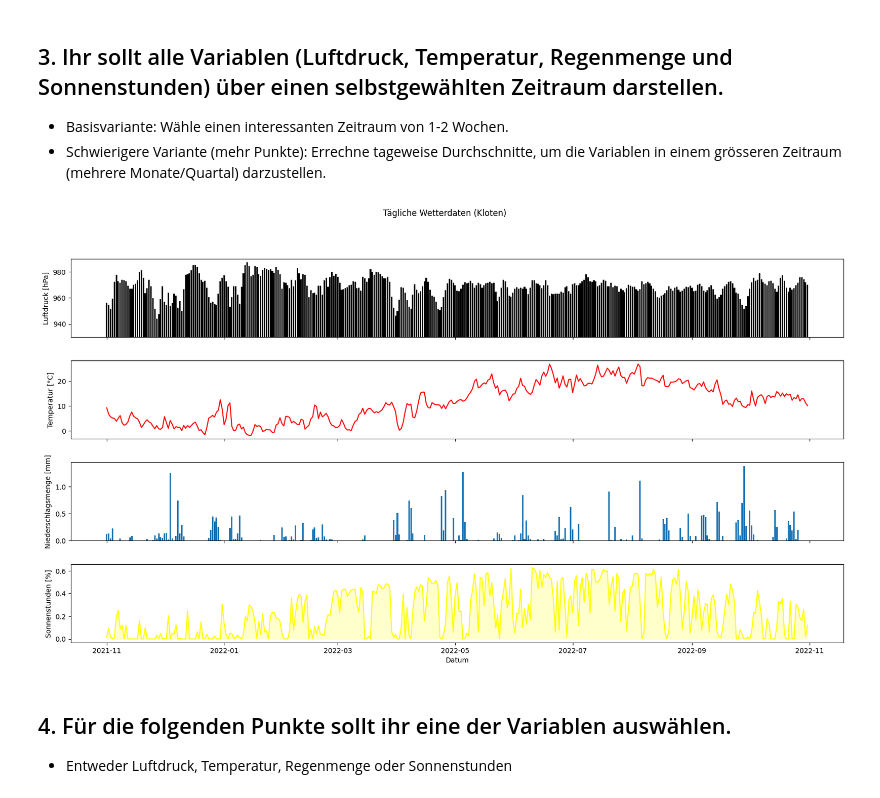
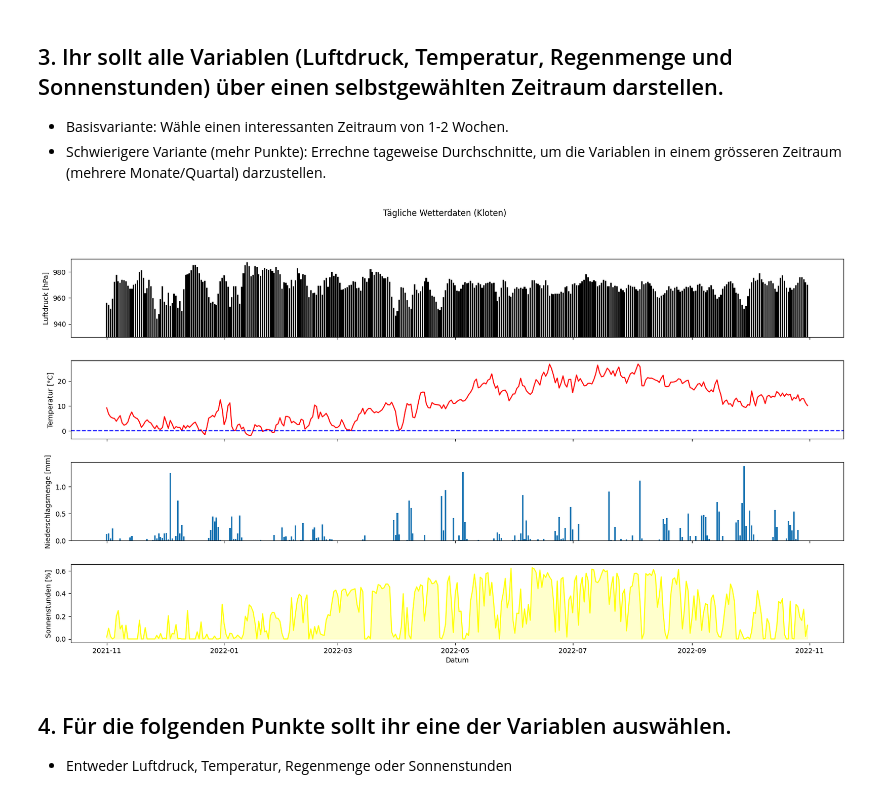
Before and after one commit to Kevin-J-Klein/NGDS-Gruppe-G, a Jupyter notebook: WetterstationGruppeG-Kevin.ipynb, the cells around one changed output. Saved outputs shown, nothing was run; the diff lists cells and outputs as text; code cells hidden in the pictures.

```diff
--- a/WetterstationGruppeG-Kevin.ipynb
+++ b/WetterstationGruppeG-Kevin.ipynb
@@ -134,9 +135,11 @@ daily_average_sun = 0
 date = np.array([]).astype(datetime.date)
 #date = np.empty(365, dtype='datetime64[D]')
 
+#für den letzten Tag wird der Durchschnitt nicht gerechnet, da die letzte stunde fehlt und somit wir die Daten für genau ein Jahr haben.
+incomplete_hours = len(time_new) % 48
 
 #Tagesdurschnitt berechnen (pro Tag 48 Messwerte)
-for i in range(len(time_new)):
+for i in range(len(time_new) - incomplete_hours):
     daily_average_pressure += pressure_inter_cubic[i]
     daily_average_temp += temp_inter_cubic[i]
     daily_average_rain += rain_inter_linear[i]
@@ -151,35 +154,36 @@ for i in range(len(time_new)):
         daily_sunshine = np.append(daily_sunshine, daily_average_sun/48)
         daily_average_sun = 0
         date = np.append(date, time_datetime_inter[i].astype(datetime.datetime).date())
-
-#für den letzten Tag wird der Durchschnitt nicht gerechnet, da die letzte stunde fehlt und somit wir die Daten für genau ein Jahr haben.
 # %%
 #
 fig, (ax1, ax2, ax3, ax4) = plt.subplots(4, 1, sharex=True, figsize=(20,10))
 fig.subplots_adjust(wspace=0.5, hspace=0.3)
 
 ax1.bar(date, daily_pressure, color='black')
 ax1.set_ylim(930,990)
 ax1.set_ylabel('Luftdruck [hPa]')
 
 
 ax2.plot(date, daily_temp, color='red')
 ax2.set_ylabel('Temperatur [°C]')
 
+# Linie bei Null zeichnen
+ax2.axhline(0, color='blue', linestyle='--')
+
 ax3.bar(date, daily_rain)
 ax3.set_ylabel('Niederschlagsmenge [mm]')
 
 ax4.plot(date, daily_sunshine, color='yellow')
 ax4.fill_between(date, daily_sunshine, 0, alpha=0.2, color='yellow')
 #ax4.set_ylim(0,1)
 ax4.set_ylabel('Sonnenstunden [%]')
 
 plt.xlabel('Datum')
 #plt.xlim(start_date, end_date)
 plt.suptitle('Tägliche Wetterdaten (Kloten)')
 plt.show()
 # %% [output]
-[figure, old version]
+[figure, new version]
 # %% [markdown]
 ## 4. Für die folgenden Punkte sollt ihr eine der Variablen auswählen.
    - Entweder Luftdruck, Temperatur, Regenmenge oder Sonnenstunden
```
Also changed, not shown: parts of 13 cells of this notebook.
